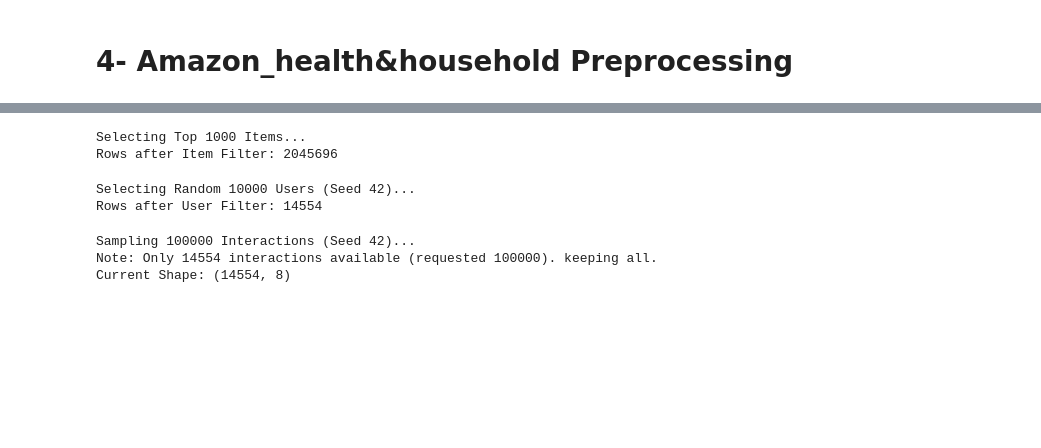
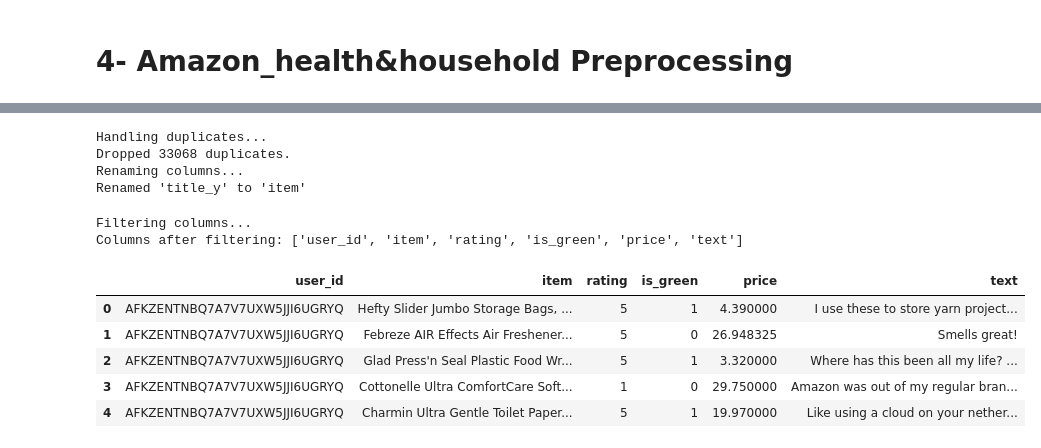
Before and after one commit to Hady-ElShennawy/AIE425_FinalProject_Group17, a Jupyter notebook: SECTION2_DomainRecommender/code/data_preprocessing.ipynb, the cells around one changed output, grey strips where cells are left out. Drawn from its saved outputs; the diff is of its cells as text; code cells hidden in the pictures; blank space fills up the shorter version.

```diff
--- a/SECTION2_DomainRecommender/code/data_preprocessing.ipynb
+++ b/SECTION2_DomainRecommender/code/data_preprocessing.ipynb
@@ -367,40 +375,38 @@ Renaming 'title_y' to 'item'...
 # %%
-print(f"Selecting Top {N_ITEMS} Items...")
+# Handle duplicates
+print("Handling duplicates...")
+initial_len = len(df)
+df.drop_duplicates(inplace=True)
+print(f"Dropped {initial_len - len(df)} duplicates.")
 
-top_items = df['item'].value_counts().nlargest(N_ITEMS).index
-df_filtered = df[df['item'].isin(top_items)]
-
-print(f"Rows after Item Filter: {len(df_filtered)}")
+# Rename columns
+print("Renaming columns...")
+if 'title_y' in df.columns:
+    df.rename(columns={'title_y': 'item'}, inplace=True)
+    print("Renamed 'title_y' to 'item'")
 # %% [output]
-Selecting Top 1000 Items...
-Rows after Item Filter: 2045696
+Handling duplicates...
+Dropped 33068 duplicates.
+Renaming columns...
+Renamed 'title_y' to 'item'
-# %%
-print(f"Selecting Random {N_USERS} Users (Seed {SEED})...")
-np.random.seed(SEED)
-
-available_users = df_filtered['user_id'].unique()
-
-if len(available_users) > N_USERS:
-    selected_users = np.random.choice(available_users, N_USERS, replace=False)
-    df_filtered = df_filtered[df_filtered['user_id'].isin(selected_users)]
-else:
-    print(f"Note: Only {len(available_users)} users available (requested {N_USERS}). keeping all.")
-
-print(f"Rows after User Filter: {len(df_filtered)}")
-# %% [output]
-Selecting Random 10000 Users (Seed 42)...
-Rows after User Filter: 14554
 # %%
-print(f"Sampling {N_RATINGS} Interactions (Seed {SEED})...")
+# Keep: user_id, item_id, rating, is_green, price, text
+print("Filtering columns...")
 
-if len(df_filtered) > N_RATINGS:
-    df_filtered = df_filtered.sample(n=N_RATINGS, random_state=SEED)
-else:
-     print(f"Note: Only {len(df_filtered)} interactions available (requested {N_RATINGS}). keeping all.")
+cols_to_keep = ['user_id', 'item', 'rating', 'is_green', 'price', 'text']
+# Filter to only keep columns that actually exist in the dataframe
+existing_cols = [c for c in cols_to_keep if c in df.columns]
 
-print(f"Current Shape: {df_filtered.shape}")
+df = df[existing_cols]
+print("Columns after filtering:", df.columns.tolist())
+df.head()
 # %% [output]
-Sampling 100000 Interactions (Seed 42)...
-Note: Only 14554 interactions available (requested 100000). keeping all.
-Current Shape: (14554, 8)
+Filtering columns...
+Columns after filtering: ['user_id', 'item', 'rating', 'is_green', 'price', 'text']
+|  | user_id | item | rating | is_green | price | text |
+| 0 | AFKZENTNBQ7A7V7UXW5JJI6UGRYQ | Hefty Slider Jumbo Storage Bags, ... | 5 | 1 | 4.390000 | I use these to store yarn project... |
+| 1 | AFKZENTNBQ7A7V7UXW5JJI6UGRYQ | Febreze AIR Effects Air Freshener... | 5 | 0 | 26.948325 | Smells great! |
+| 2 | AFKZENTNBQ7A7V7UXW5JJI6UGRYQ | Glad Press'n Seal Plastic Food Wr... | 5 | 1 | 3.320000 | Where has this been all my life? ... |
+| 3 | AFKZENTNBQ7A7V7UXW5JJI6UGRYQ | Cottonelle Ultra ComfortCare Soft... | 1 | 0 | 29.750000 | Amazon was out of my regular bran... |
+| 4 | AFKZENTNBQ7A7V7UXW5JJI6UGRYQ | Charmin Ultra Gentle Toilet Paper... | 5 | 1 | 19.970000 | Like using a cloud on your nether... |
 # %%
```
Also changed, not shown: parts of 7 cells of this notebook, 1 other file.
